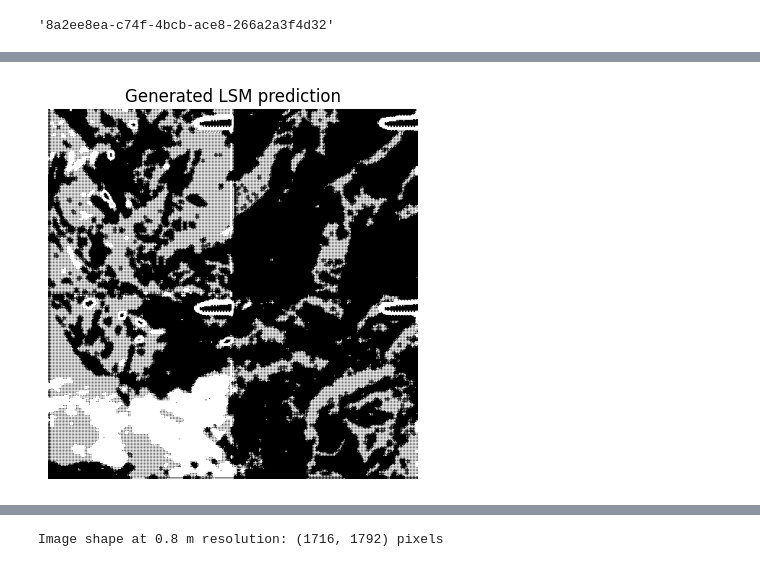
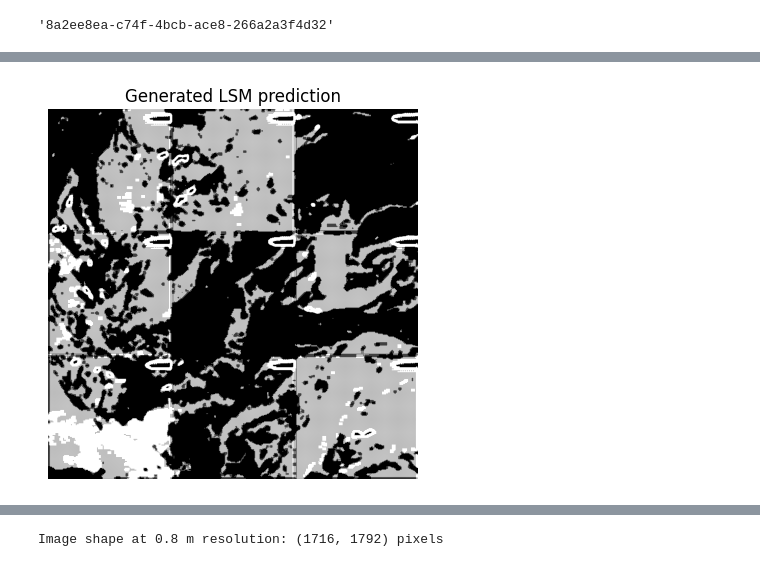
Before and after one commit to Neural-Mapping/Multi-Pix2Pix, a Jupyter notebook: extract_sat_data.ipynb, the cells around one changed output, grey strips where cells are left out. Cells and saved outputs as stored; diff of their text form; code cells hidden in the pictures.

```diff
--- a/extract_sat_data.ipynb
+++ b/extract_sat_data.ipynb
@@ -107,7 +107,7 @@ def add_km_to_lat_long(lat, lon, d_lat_km, d_lon_km):
 import numpy as np
 import folium
 
-grid = 2
+grid = 3
 
 additional_km = 1.4 * grid # dont change/exceed this
 
@@ -138,7 +138,13 @@ for i in range(len(lat)-1):
     for k in range(len(lon)-1):
         latlons.append((lat[k], lon[i], lat[k+1], lon[i+1]))
 
-m = folium.Map(location=((min_lat+max_lat)/2,(min_lon+max_lon)/2), zoom_start=11)
+m = folium.Map(
+    location=[(min_lat + max_lat) / 2, (min_lon + max_lon) / 2],
+    zoom_start=13,
+    tiles='https://server.arcgisonline.com/ArcGIS/rest/services/World_Imagery/MapServer/tile/{z}/{y}/{x}',
+    attr='Esri'
+)
+
 cords = []
 for k in latlons:
     cord = [(k[0], k[1]), (k[2], k[3])]
@@ -231,16 +242,18 @@ for row in range(rows):
         flipped_row = rows - 1 - row
         grid_canvas[start_row:end_row, start_col:end_col] = cv2.resize(a[option][column][flipped_row], (IMAGE_RESIZED, IMAGE_RESIZED))
 # %%
+%matplotlib inline
+
 thres_min = 0.2
 thres_max = 0.9
 
-blurred_image = cv2.blur(grid_canvas, (5,5))
+blurred_image = cv2.blur(grid_canvas, (7,7))
 thresholded_image = (blurred_image > thres_min) & (blurred_image < thres_max)
 # mask = (blurred_image )
 
 plt.imshow(thresholded_image, cmap="gray")
 plt.title("Generated LSM prediction")
 plt.axis("off")
 plt.show()
 # %% [output]
-[figure, old version]
+[figure, new version]
```
Also changed, not shown: parts of 9 cells of this notebook, 3 other files.
